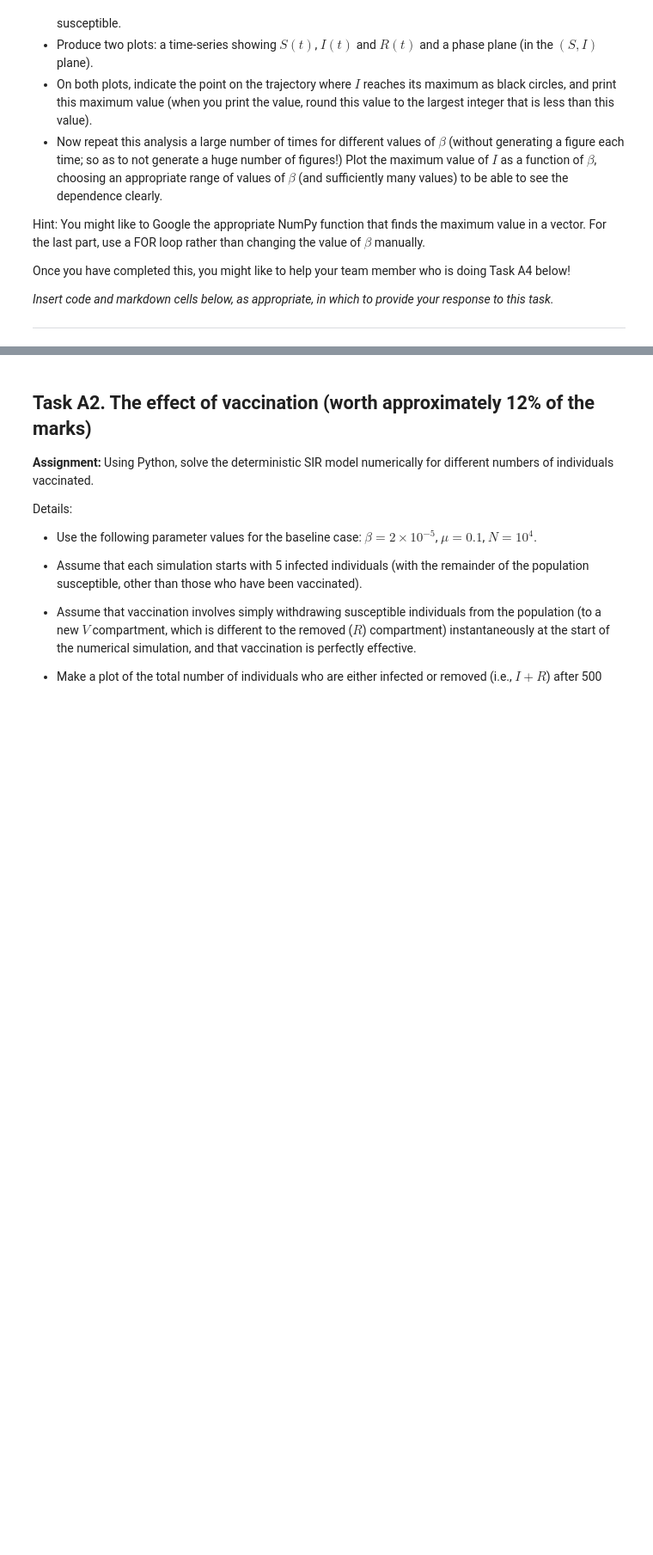
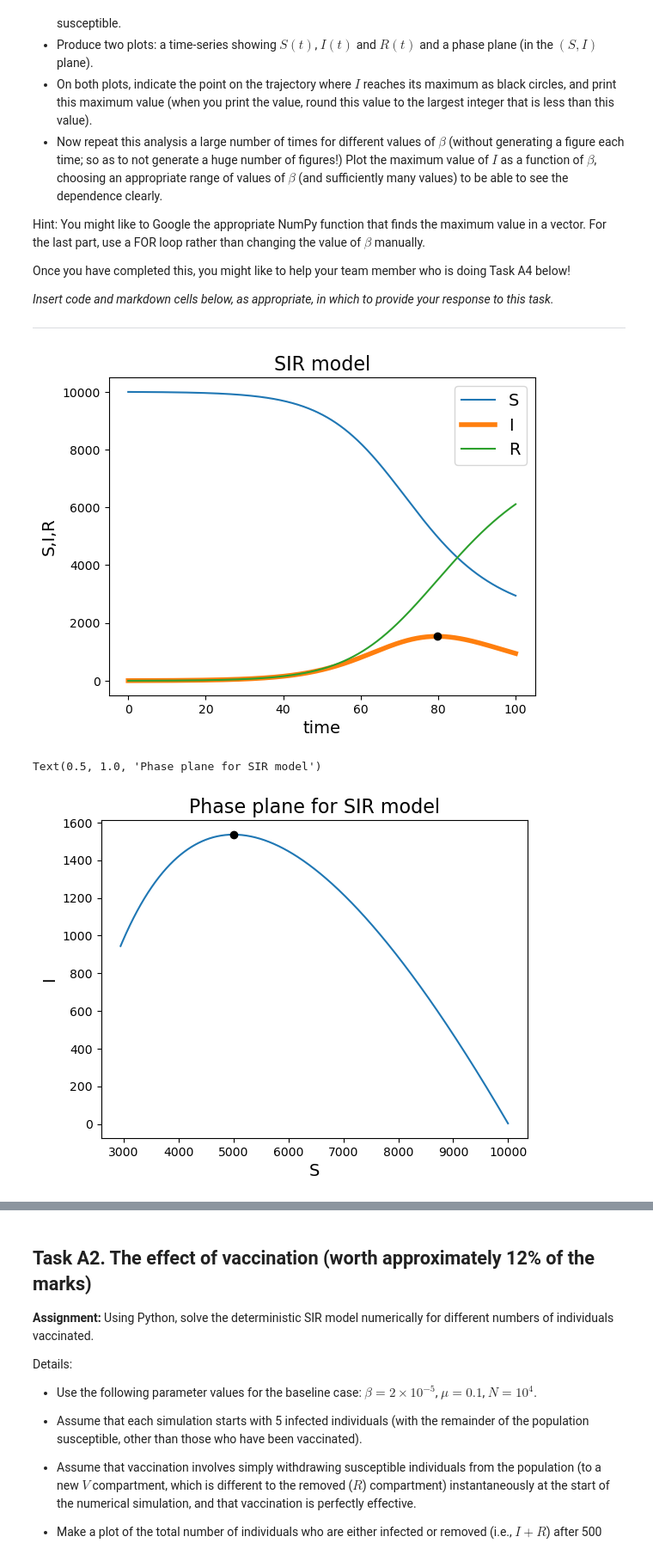
Before and after one commit to joelmurray0/Epidemiology-group-project, a Jupyter notebook: Modelling in Epidemiology project files (in folder)-20260209/Epidemiology_Project_Specification.ipynb, the cells around one changed output, grey strips where cells are left out. Shown at 86% size. Cells and saved outputs as stored; diff of their text form; code cells hidden in the pictures; blank space fills up the shorter version.

```diff
--- a/Modelling in Epidemiology project files (in folder)-20260209/Epidemiology_Project_Specification.ipynb
+++ b/Modelling in Epidemiology project files (in folder)-20260209/Epidemiology_Project_Specification.ipynb
@@ -47,3 +47,76 @@ Once you have completed this, you might like to help your team member who is doi
 *Insert code and markdown cells below, as appropriate, in which to provide your response to this task.*
 
 ---
+# %%
+import numpy as np
+import matplotlib.pyplot as plt
+from scipy.integrate import odeint
+
+# Define the ODE
+
+def SIR(y, t, beta, mu):
+    # returns RHS of the SIR model
+    S, I, R = y
+    N = S + I + R
+    Sdot = -beta * S * I
+    Idot = beta * S * I - mu * I
+    Rdot = mu * I
+
+    return Sdot, Idot, Rdot
+
+# Problem setup/parameters
+
+tf = 100
+Nsteps = 1000
+t = np.linspace(0, tf, Nsteps+1)
+
+# Set initial conditions and put into array y0
+S0 = 10**4 - 3
+I0 = 3
+R0 = 0
+y0 = np.array([S0, I0, R0])
+
+beta = 2*(10**-5)
+mu = 0.1
+
+# Solve for the given beta
+
+y_sol = odeint(SIR, y0, t, args=(beta, mu))
+S = y_sol[:,0]
+I = y_sol[:,1]
+R = y_sol[:,2]
+
+# Find max of I
+idx_max = np.argmax(I)
+t_max = t[idx_max]
+S_at_max = S[idx_max]
+I_max = I[idx_max]
+I_max_floor = int(np.floor(I_max))
+
+# Plots
+
+# plot the time evolution of the S, I, R
+plt.plot(t, S, label = "S")
+plt.plot(t, I, lw = 4, label = "I")
+plt.plot(t, R, label = "R")
+plt.plot(t_max, I_max, "ko")
+
+# labels etc
+plt.xlabel("time", fontsize = 14)
+plt.ylabel("S,I,R", fontsize = 14)
+plt.title("SIR model", fontsize = 16)
+plt.legend(fontsize = 14)
+plt.show()
+
+# plot the evolution in the S,I phase plane
+plt.plot(S, I)
+plt.plot(S_at_max, I_max, "ko")
+
+# labels etc
+plt.xlabel("S", fontsize = 14)
+plt.ylabel("I", fontsize = 14)
+plt.title("Phase plane for SIR model", fontsize = 16)
+# %% [output]
+[figure, added]
+Text(0.5, 1.0, 'Phase plane for SIR model')
+[figure, added]
```
Also changed, not shown: parts of 1 cell of this notebook, 1 other file.
